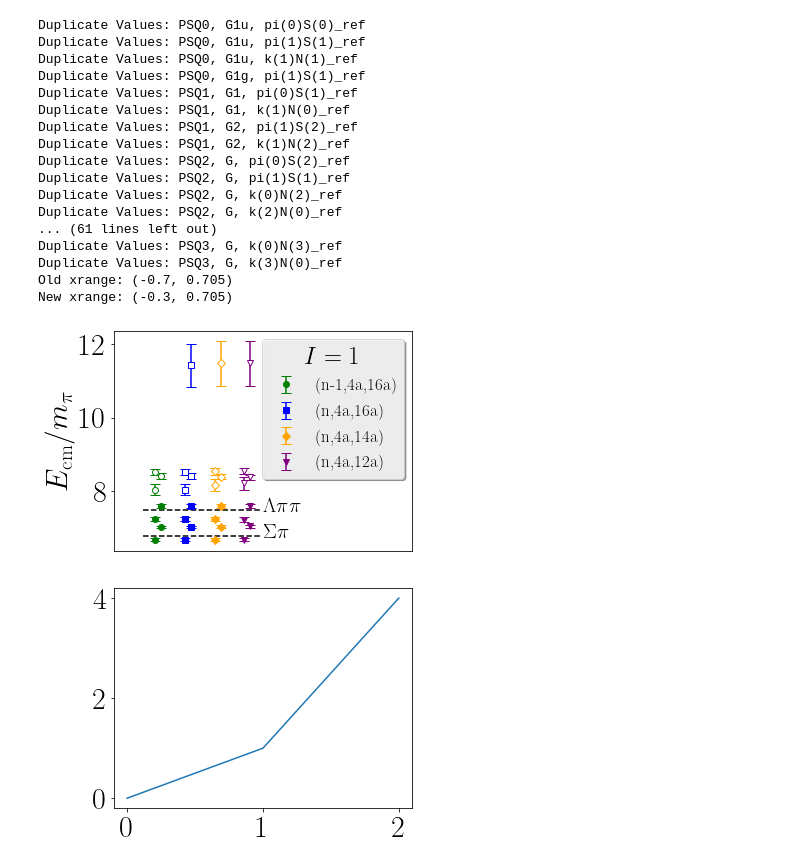
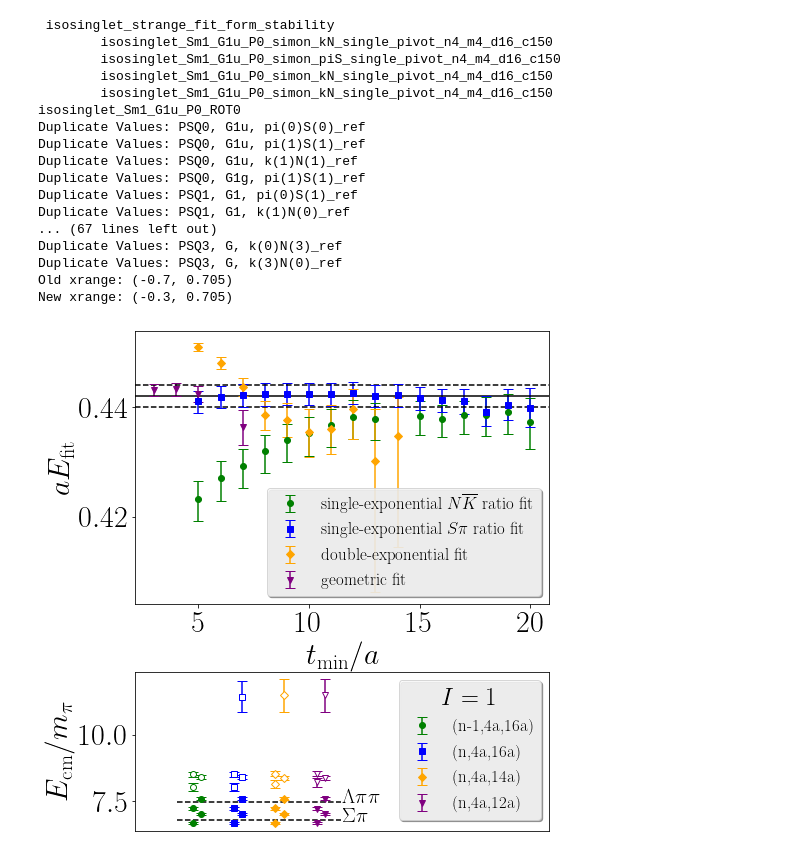
Before and after one commit to xinucode/sigmond_python_plots, a Jupyter notebook: spectrum_tmin_combo/combo_plot.ipynb, the cells around one changed output. Cells and saved outputs as stored; diff of their text form; code cells hidden in the pictures.

```diff
--- a/spectrum_tmin_combo/combo_plot.ipynb
+++ b/spectrum_tmin_combo/combo_plot.ipynb
@@ -18,39 +20,40 @@ import compare_spectrums
-# %%
-f = plt.figure()
-f.set_figwidth(8)
-f.set_figheight(8)
-plt.subplot(2,1,1)
-compare_spectrums.compare_spectrums()
-plt.subplot(2,1,2)
-plt.plot([0,1,2],[0,1,4])
-f.align_ylabels()
-plt.tight_layout()
-plt.savefig("G1u0.pdf")
-# %% [output]
-Duplicate Values: PSQ0, G1u, pi(0)S(0)_ref
-Duplicate Values: PSQ0, G1u, pi(1)S(1)_ref
-Duplicate Values: PSQ0, G1u, k(1)N(1)_ref
-Duplicate Values: PSQ0, G1g, pi(1)S(1)_ref
-Duplicate Values: PSQ1, G1, pi(0)S(1)_ref
-Duplicate Values: PSQ1, G1, k(1)N(0)_ref
-Duplicate Values: PSQ1, G2, pi(1)S(2)_ref
-Duplicate Values: PSQ1, G2, k(1)N(2)_ref
-Duplicate Values: PSQ2, G, pi(0)S(2)_ref
-Duplicate Values: PSQ2, G, pi(1)S(1)_ref
-Duplicate Values: PSQ2, G, k(0)N(2)_ref
-Duplicate Values: PSQ2, G, k(2)N(0)_ref
-... (61 lines left out)
-Duplicate Values: PSQ3, G, k(0)N(3)_ref
-Duplicate Values: PSQ3, G, k(3)N(0)_ref
-Old xrange: (-0.7, 0.705)
-New xrange: (-0.3, 0.705)
-[figure, removed]
 # %%
 def test_plot():
 #     f=plt.figure()
 #     f.set_figwidth(4)
 #     f.set_figheight(8)
     plt.plot([1,2,3],[1,4,9])
+# %%
+f = plt.figure()
+f.set_figwidth(7)
+f.set_figheight(7)
+plt.subplot(5,1,(1,3))
+stability_tmin_plots.stability_tmin_plots()
+plt.subplot(5,1,(4,5))
+compare_spectrums.compare_spectrums()
+# test_plot()
+f.align_ylabels()
+plt.tight_layout(pad=0.0)
+plt.savefig("G1u0.pdf")
+# %% [output]
+ isosinglet_strange_fit_form_stability
+        isosinglet_Sm1_G1u_P0_simon_kN_single_pivot_n4_m4_d16_c150
+        isosinglet_Sm1_G1u_P0_simon_piS_single_pivot_n4_m4_d16_c150
+        isosinglet_Sm1_G1u_P0_simon_kN_single_pivot_n4_m4_d16_c150
+        isosinglet_Sm1_G1u_P0_simon_kN_single_pivot_n4_m4_d16_c150
+isosinglet_Sm1_G1u_P0_ROT0
+Duplicate Values: PSQ0, G1u, pi(0)S(0)_ref
+Duplicate Values: PSQ0, G1u, pi(1)S(1)_ref
+Duplicate Values: PSQ0, G1u, k(1)N(1)_ref
+Duplicate Values: PSQ0, G1g, pi(1)S(1)_ref
+Duplicate Values: PSQ1, G1, pi(0)S(1)_ref
+Duplicate Values: PSQ1, G1, k(1)N(0)_ref
+... (67 lines left out)
+Duplicate Values: PSQ3, G, k(0)N(3)_ref
+Duplicate Values: PSQ3, G, k(3)N(0)_ref
+Old xrange: (-0.7, 0.705)
+New xrange: (-0.3, 0.705)
+[figure, added]
 # %%
 plt.subplot(2,1,1)
 test_plot()
```
Also changed, not shown: parts of 2 cells of this notebook, 2 other files.
